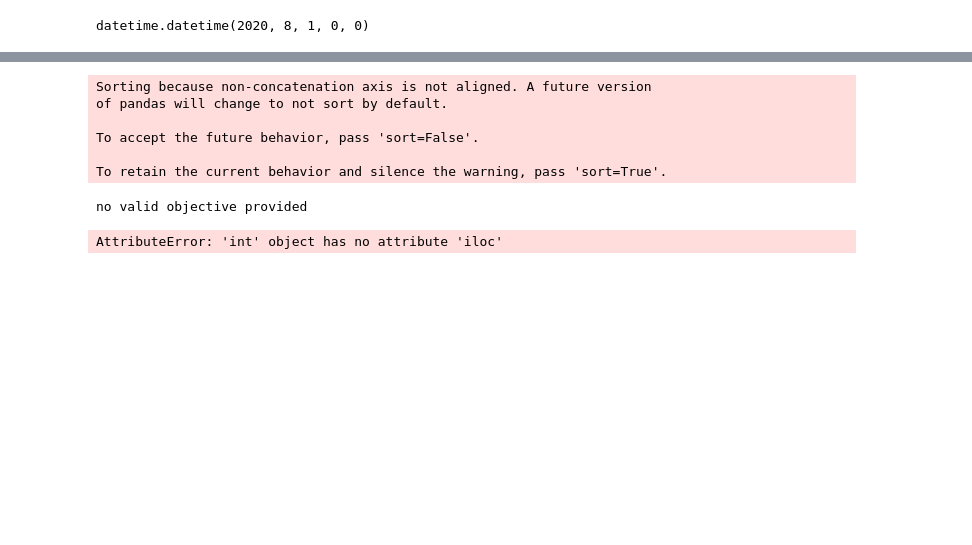
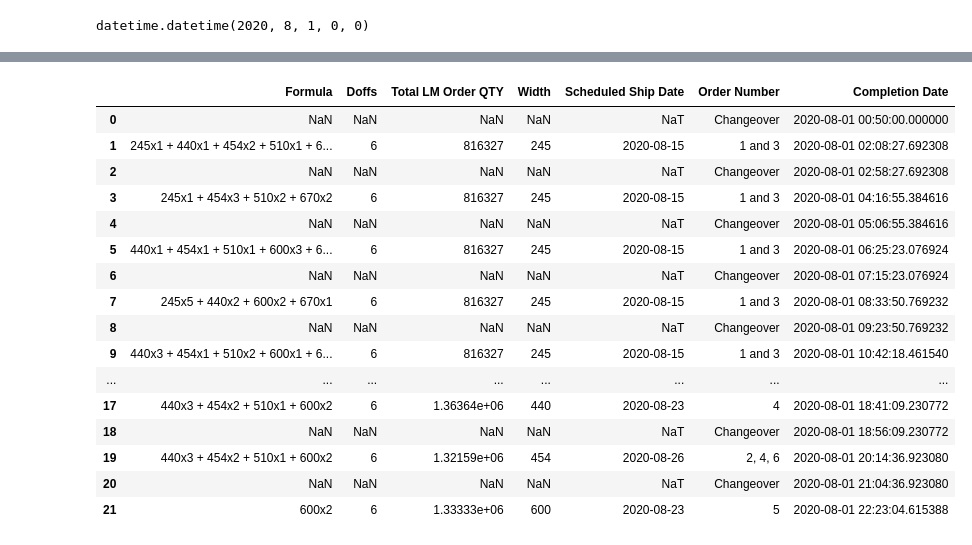
Before and after one commit to wesleybeckner/decklizer, a Jupyter notebook: notebooks/Deckle Optimizer.ipynb, the cells around one changed output, grey strips where cells are left out. Cells and saved outputs as stored; diff of their text form; code cells hidden in the pictures; blank space fills up the shorter version.

```diff
--- a/notebooks/Deckle Optimizer.ipynb
+++ b/notebooks/Deckle Optimizer.ipynb
@@ -197,10 +458,7 @@ setup_df = pd.read_excel('../data/200725_WAVA Deckle Optimization Parameters Rev
 speed_df = pd.read_excel('../data/200725_WAVA Deckle Optimization Parameters Rev1.xlsx',
                          sheet_name='Product Parameters')
 # %%
-start_date = datetime.datetime(2020,8,1)
-start_date
+start_date_time = datetime.datetime(2020,8,1)
+start_date_time
 # %% [output]
 datetime.datetime(2020, 8, 1, 0, 0)
-# %%
-sol, loss = find_optimum(s, B, widths, neckin, max_unique_products=4,
-                         loss_target=2, max_doff_layouts=10)
@@ -220,0 +491,15 @@ loss: 0.962, best loss: 0.962, steps: 7, gene count: 5, unique doffs: 10, max un
+# %%
+neckin=neckins
+extras = pd.DataFrame(np.zeros(len(widths))).T
+master2 = make_layout_registrar(sol, widths, neckin)
+master2.columns = master2.columns.str.strip()
+DEBUG=True
+if DEBUG:
+    print(master2.head(10))
+extras.columns = master2.columns[:-1]
+schedule = []
+schedule_with_order_info = []
+layout_pattern = 0
+old_width = width = None
+completed_orders = []
+df_filtered['Order Number'] = df_filtered.index + 1
@@ -221,15 +884,26 @@ loss: 0.962, best loss: 0.962, steps: 7, gene count: 5, unique doffs: 10, max un
+# %%
+master_schedule
+# %% [output]
+|  | Formula | Doffs | Total LM Order QTY | Width | Scheduled Ship Date | Order Number | Completion Date |
+| 0 | NaN | NaN | NaN | NaN | NaT | Changeover | 2020-08-01 00:50:00.000000 |
+| 1 | 245x1 + 440x1 + 454x2 + 510x1 + 6... | 6 | 816327 | 245 | 2020-08-15 | 1 and 3 | 2020-08-01 02:08:27.692308 |
+| 2 | NaN | NaN | NaN | NaN | NaT | Changeover | 2020-08-01 02:58:27.692308 |
+| 3 | 245x1 + 454x3 + 510x2 + 670x2 | 6 | 816327 | 245 | 2020-08-15 | 1 and 3 | 2020-08-01 04:16:55.384616 |
+| 4 | NaN | NaN | NaN | NaN | NaT | Changeover | 2020-08-01 05:06:55.384616 |
+| 5 | 440x1 + 454x1 + 510x1 + 600x3 + 6... | 6 | 816327 | 245 | 2020-08-15 | 1 and 3 | 2020-08-01 06:25:23.076924 |
+| 6 | NaN | NaN | NaN | NaN | NaT | Changeover | 2020-08-01 07:15:23.076924 |
+| 7 | 245x5 + 440x2 + 600x2 + 670x1 | 6 | 816327 | 245 | 2020-08-15 | 1 and 3 | 2020-08-01 08:33:50.769232 |
+| 8 | NaN | NaN | NaN | NaN | NaT | Changeover | 2020-08-01 09:23:50.769232 |
+| 9 | 440x3 + 454x1 + 510x2 + 600x1 + 6... | 6 | 816327 | 245 | 2020-08-15 | 1 and 3 | 2020-08-01 10:42:18.461540 |
+| ... | ... | ... | ... | ... | ... | ... | ... |
+| 17 | 440x3 + 454x2 + 510x1 + 600x2 | 6 | 1.36364e+06 | 440 | 2020-08-23 | 4 | 2020-08-01 18:41:09.230772 |
+| 18 | NaN | NaN | NaN | NaN | NaT | Changeover | 2020-08-01 18:56:09.230772 |
+| 19 | 440x3 + 454x2 + 510x1 + 600x2 | 6 | 1.32159e+06 | 454 | 2020-08-26 | 2, 4, 6 | 2020-08-01 20:14:36.923080 |
+| 20 | NaN | NaN | NaN | NaN | NaT | Changeover | 2020-08-01 21:04:36.923080 |
+| 21 | 600x2 | 6 | 1.33333e+06 | 600 | 2020-08-23 | 5 | 2020-08-01 22:23:04.615388 |
 # %%
-master_knife = optimize_schedule(sol, widths, neckin, df_filtered, L, setup_df,
-                           speed_df, doffs_in_jumbo, start_date, 'Knife Changes')
+master_knife = optimize_schedule(sol, widths, neckins, df_filtered, L, setup_df,
+                           speed_df, doffs_in_jumbo, start_date, 'Time (Knife Changes)')
 deckle_time = master_knife.iloc[-1]['Completion Date'] - master_knife.iloc[0]['Completion Date']
 print("deckle time, knife changes objective: {}".format(str(deckle_time).split('.')[0]))
-# %% [output]
-Sorting because non-concatenation axis is not aligned. A future version
-of pandas will change to not sort by default.
-
-To accept the future behavior, pass 'sort=False'.
-
-To retain the current behavior and silence the warning, pass 'sort=True'.
-no valid objective provided
-AttributeError: 'int' object has no attribute 'iloc'
 # %%
```
Also changed, not shown: parts of 30 cells of this notebook, 2 other files.
